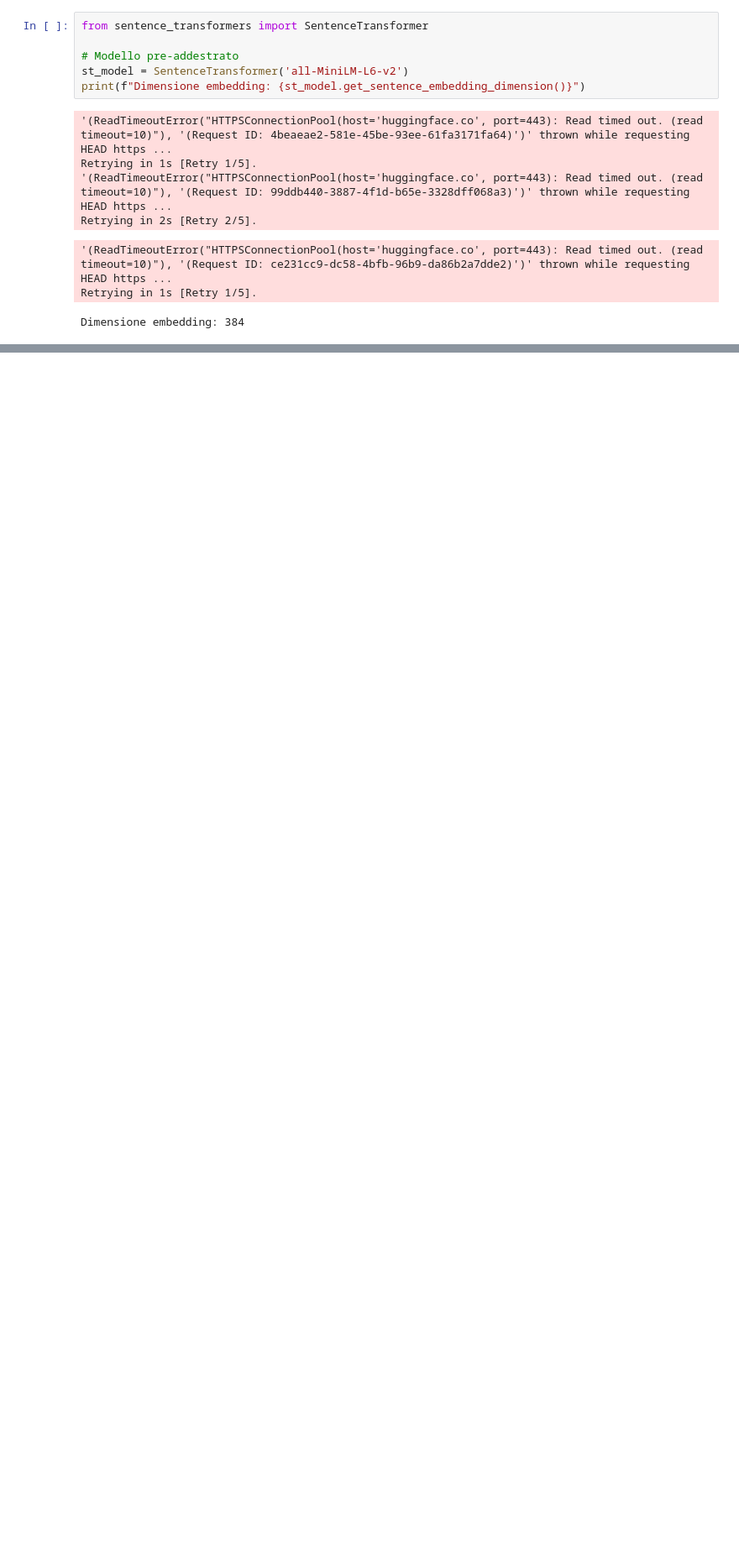
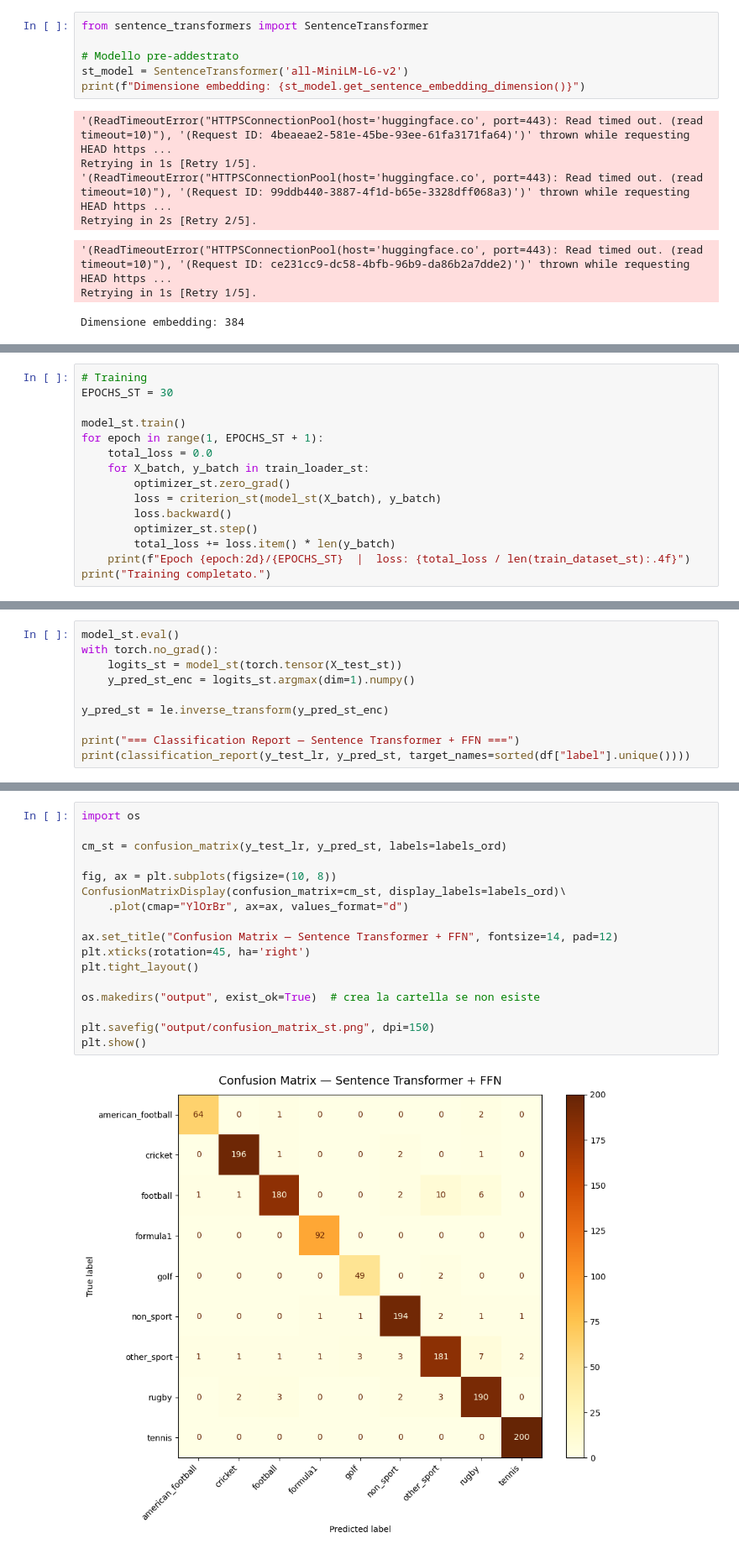
Before and after one commit to marcosoldani/scraping_BBC_NLP, a Jupyter notebook: Step2/Task2.ipynb, the cells around one changed output, grey strips where cells are left out. Shown at 84% size. Saved outputs shown, nothing was run; the diff lists cells and outputs as text; blank space fills up the shorter version.

```diff
--- a/Step2/Task2.ipynb
+++ b/Step2/Task2.ipynb
@@ -887,0 +925,15 @@ Dimensione embedding: 384
+# %%
+# Training
+EPOCHS_ST = 30
+
+model_st.train()
+for epoch in range(1, EPOCHS_ST + 1):
+    total_loss = 0.0
+    for X_batch, y_batch in train_loader_st:
+        optimizer_st.zero_grad()
+        loss = criterion_st(model_st(X_batch), y_batch)
+        loss.backward()
+        optimizer_st.step()
+        total_loss += loss.item() * len(y_batch)
+    print(f"Epoch {epoch:2d}/{EPOCHS_ST}  |  loss: {total_loss / len(train_dataset_st):.4f}")
+print("Training completato.")
@@ -887,0 +960,10 @@ Dimensione embedding: 384
+# %%
+model_st.eval()
+with torch.no_grad():
+    logits_st = model_st(torch.tensor(X_test_st))
+    y_pred_st_enc = logits_st.argmax(dim=1).numpy()
+
+y_pred_st = le.inverse_transform(y_pred_st_enc)
+
+print("=== Classification Report — Sentence Transformer + FFN ===")
+print(classification_report(y_test_lr, y_pred_st, target_names=sorted(df["label"].unique())))
@@ -887,0 +987,19 @@ Dimensione embedding: 384
+# %%
+import os
+
+cm_st = confusion_matrix(y_test_lr, y_pred_st, labels=labels_ord)
+
+fig, ax = plt.subplots(figsize=(10, 8))
+ConfusionMatrixDisplay(confusion_matrix=cm_st, display_labels=labels_ord)\
+    .plot(cmap="YlOrBr", ax=ax, values_format="d")
+
+ax.set_title("Confusion Matrix — Sentence Transformer + FFN", fontsize=14, pad=12)
+plt.xticks(rotation=45, ha='right')
+plt.tight_layout()
+
+os.makedirs("output", exist_ok=True)  # crea la cartella se non esiste
+
+plt.savefig("output/confusion_matrix_st.png", dpi=150)
+plt.show()
+# %% [output]
+[figure, added]
```
Also changed, not shown: parts of 7 cells of this notebook.
